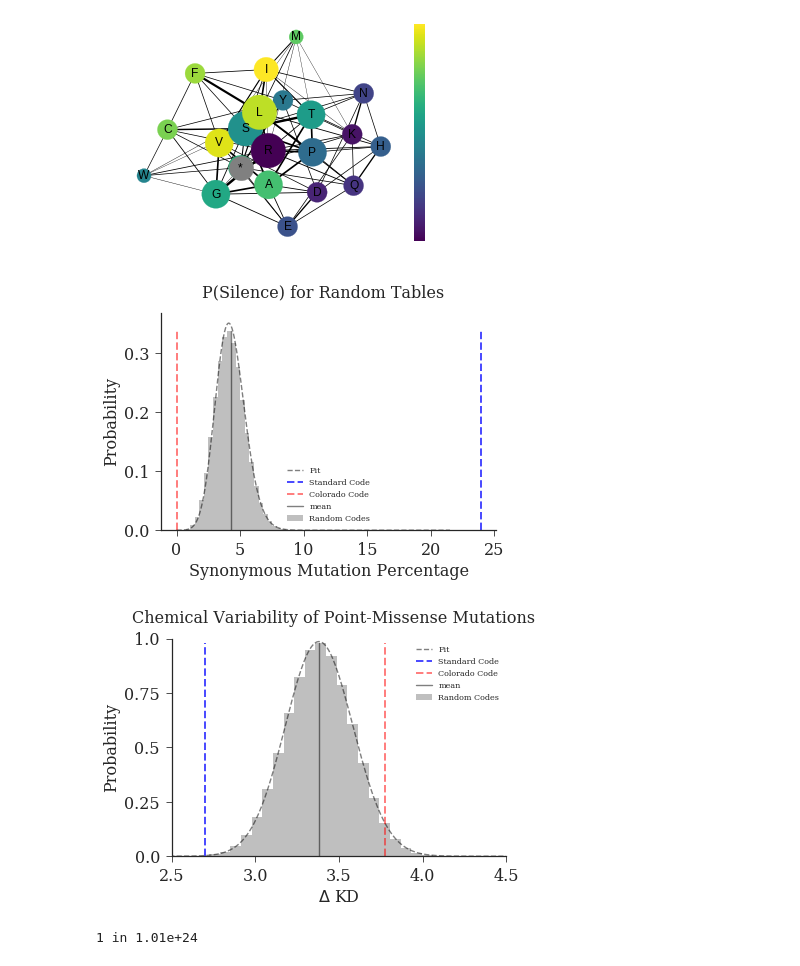
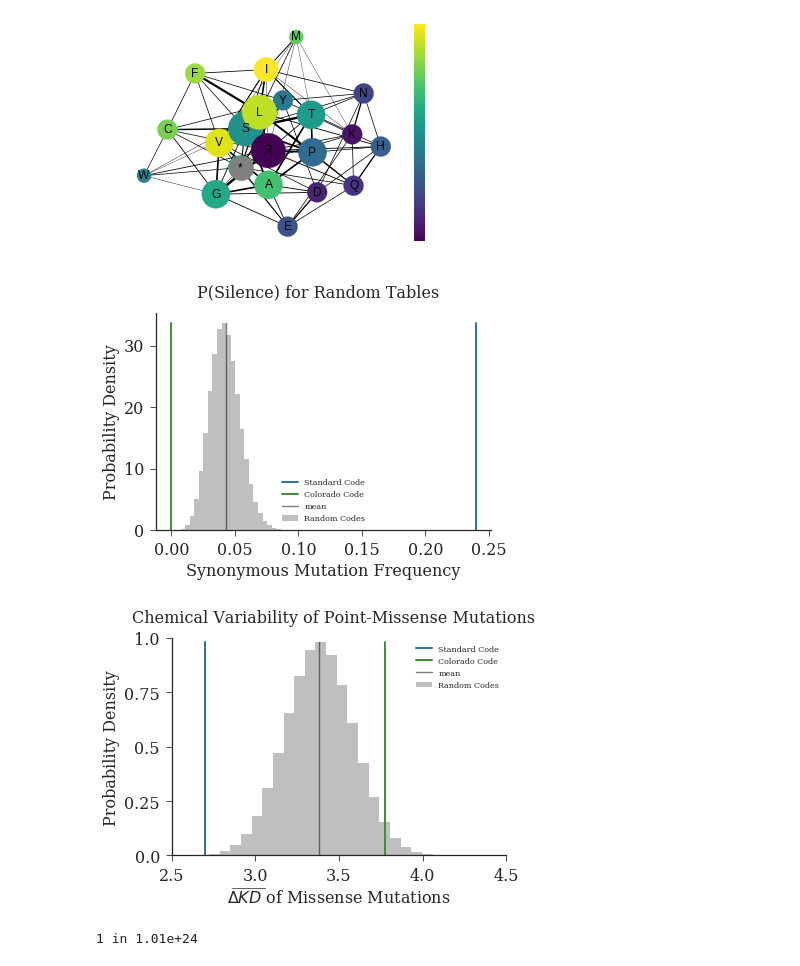
Before and after one commit to EndyLab/codon-tables, a Jupyter notebook: notebooks/fast_fail_figs.ipynb, the cells around one changed output. Drawn from its saved outputs; the diff is of its cells as text; code cells hidden in the pictures.

```diff
--- a/notebooks/fast_fail_figs.ipynb
+++ b/notebooks/fast_fail_figs.ipynb
@@ -38,7 +38,7 @@ with open('/home/jonathan/Lab/Fast Fail/res/Reductionist Code/reductionist20.pic
     red20 = codonTable(pickle.load(handle))
 
 # get reduct14 code
-with open('/home/jonathan/Lab/Fast Fail/res/Reductionist Code/reductionist14.pickle', 'rb') as handle:
+with open('/home/jonathan/Lab/Fast Fail/res/Reductionist Code/reductionist15.pickle', 'rb') as handle:
     red14 = codonTable(pickle.load(handle))
 
 # get promiscuous tables
@@ -55,6 +55,14 @@ sc = codonTable()
 col = codonTable(table=utils.coloradoTable)
 
 # define colors
-orange = '#ef6c00'
-blue = '#2196f3'
-green = '#008000'
+colors = sns.color_palette("Paired", 10, desat=0.75).as_hex()
+colordict = {
+    'Standard Code' : colors[1],
+    'Colorado' : colors[3],
+    'FF20' : colors[5],
+    'FF16' : colors[4],
+    'RED20' : colors[7],
+    'RED15' : colors[6],
+    'PROMISC20' : colors[9],
+    'PROMISC15' : colors[8]
+}
@@ -84,6 +112,6 @@ def fitter(array):
     params = [s, loc, scale]
     plt.plot(x, pdf_fit, '--b', alpha=0.5, label='Fit')
     return x, pdf_fit, params
-x_silence, pdf_silence, param_silence = fitter(silencicities*100)
+x_silence, pdf_silence, param_silence = fitter(silencicities/100)
 x_mutate, pdf_mutate, param_mutate = fitter(mutabilities)
 # %% [output]
@@ -91,6 +119,6 @@ x_mutate, pdf_mutate, param_mutate = fitter(mutabilities)
 # %%
 # pickle data for data permanence
-to_dump = [silencicities*100, x_silence, pdf_silence, param_silence,
+to_dump = [silencicities/100, x_silence, pdf_silence, param_silence,
            mutabilities, x_mutate, pdf_mutate, param_mutate]
 with open('res/fig1d.pickle', 'wb') as handle:
     pickle.dump(to_dump, handle)
@@ -139,25 +167,27 @@ plt.rc('axes', labelsize=labelsize)
 n, bins, patches = plt.hist(silencicities, 30, normed=1, #weights=weights,
                             color='grey', alpha=0.5, label='Random Codes')
 plt.suptitle('P(Silence) for Random Tables', fontsize=labelsize)
-plt.xlabel('Synonymous Mutation Percentage')
-plt.ylabel('Probability')
+plt.xlabel('Synonymous Mutation Frequency')
+plt.ylabel('Probability Density')
 # fit data
 def plotfit(x, pdf_fit):
-    plt.plot(x, pdf_fit, '--k', alpha=0.5, label='Fit')
+    plt.plot(x, pdf_fit, 'k', alpha=0.5, label='Fit')
     return pdf_fit
-plotfit(x_silence, pdf_silence)
-#plt.xscale('log')
+# plotfit(x_silence, pdf_silence)
+# plt.xscale('log')
+
 # define function for plotting individual lines given codonDict
 def silentLiner(table, n, color, alpha, label):
     # calculate silencicities
     Silencicity = utils.silencicity(table.codonDict)
-    Xs = np.ones(100)*Silencicity*100
+    Xs = np.ones(100)*Silencicity
     Ys = np.linspace(0, max(n), len(Xs))
-    plt.plot(Xs, Ys, '--', color=color, alpha=alpha, label=label, linewidth=2)
+    plt.plot(Xs, Ys, color=color, alpha=alpha, label=label, linewidth=2)
+
 # plot line showing Standard Code
-silentLiner(sc, n, 'blue', 0.7, 'Standard Code')
+silentLiner(sc, n, colordict['Standard Code'], 1, 'Standard Code')
 # plot line showing colorado code
-silentLiner(col, n, 'red', 0.5, 'Colorado Code')
+silentLiner(col, n, colordict['Colorado'], 1, 'Colorado Code')
 #plot line showing random table
 value = silencicities.mean()
 Xs = np.ones(100)*value
@@ -182,45 +212,45 @@ plt.show()
 n, bins, patches = plt.hist(mutabilities, 30, normed=1, #weights=weights,
                             color='grey', alpha=0.5, label='Random Codes')
 plt.suptitle('Chemical Variability of Point-Missense Mutations', fontsize=labelsize)
-plt.xlabel(r'$\Delta$ KD')
-plt.ylabel('Probability')
+plt.xlabel(r'$\widebar{\Delta KD}$ of Missense Mutations')
+plt.ylabel('Probability Density')
 # fit data
-plotfit(x_mutate, pdf_mutate)
+# plotfit(x_mutate, pdf_mutate)
 #plt.xscale('log')
 # define function for plotting individual lines given codonDict
 def silentLiner2(table, n, color, alpha, label):
     # calculate silencicities
     mutability = utils.mutability(table.codonDict)
     Xs = np.ones(100)*mutability
     Ys = np.linspace(0, max(n), len(Xs))
-    plt.plot(Xs, Ys, '--', color=color, alpha=alpha, label=label, linewidth=2)
+    plt.plot(Xs, Ys, '-', color=color, alpha=alpha, label=label, linewidth=2)
 # plot line showing Standard Code
-silentLiner2(sc, n, 'blue', 0.7, 'Standard Code')
+silentLiner2(sc, n, colordict['Standard Code'], 1, 'Standard Code')
 # plot line showing colorado code
-silentLiner2(col, n, 'red', 0.5, 'Colorado Code')
+silentLiner2(col, n, colordict['Colorado'], 1, 'Colorado Code')
 #plot line showing random table
 value = mutabilities.mean()
 Xs = np.ones(100)*value
 Ys = np.linspace(0, max(n), len(Xs))
 plt.plot(Xs, Ys, '-', color='black', alpha=0.5, label='mean')
 # format ticks
 loc, __ = plt.yticks()
 ylabels = ['{0}'.format(num/4) for num in range(9)]
 plt.yticks(loc, ylabels)
 fig = plt.gcf()
 ax = plt.gca()
 #h, l = ax.get_legend_handles_labels()
 #h = [h[-1], h[0], h[1]]
 #l = [l[-1], l[0], l[1]]
 ax.legend()#h, l
 plt.ylim(0,2)
 plt.xlim(2.5,4.5)
 sns.despine()
 plt.savefig('/home/jonathan/Dropbox/Lab/Fast Fail/Figures/Figure 1/mutability.svg', bbox_inches='tight')
 plt.show()
 # %% [output]
-[figure, old version]
+[figure, new version]
-[figure, old version]
+[figure, new version]
 # %%
 # calculate p value and 1 in foo of standard table silencicity
 [s, loc, scale] = param_silence
```
Also changed, not shown: parts of 14 cells of this notebook, 1 other file.
